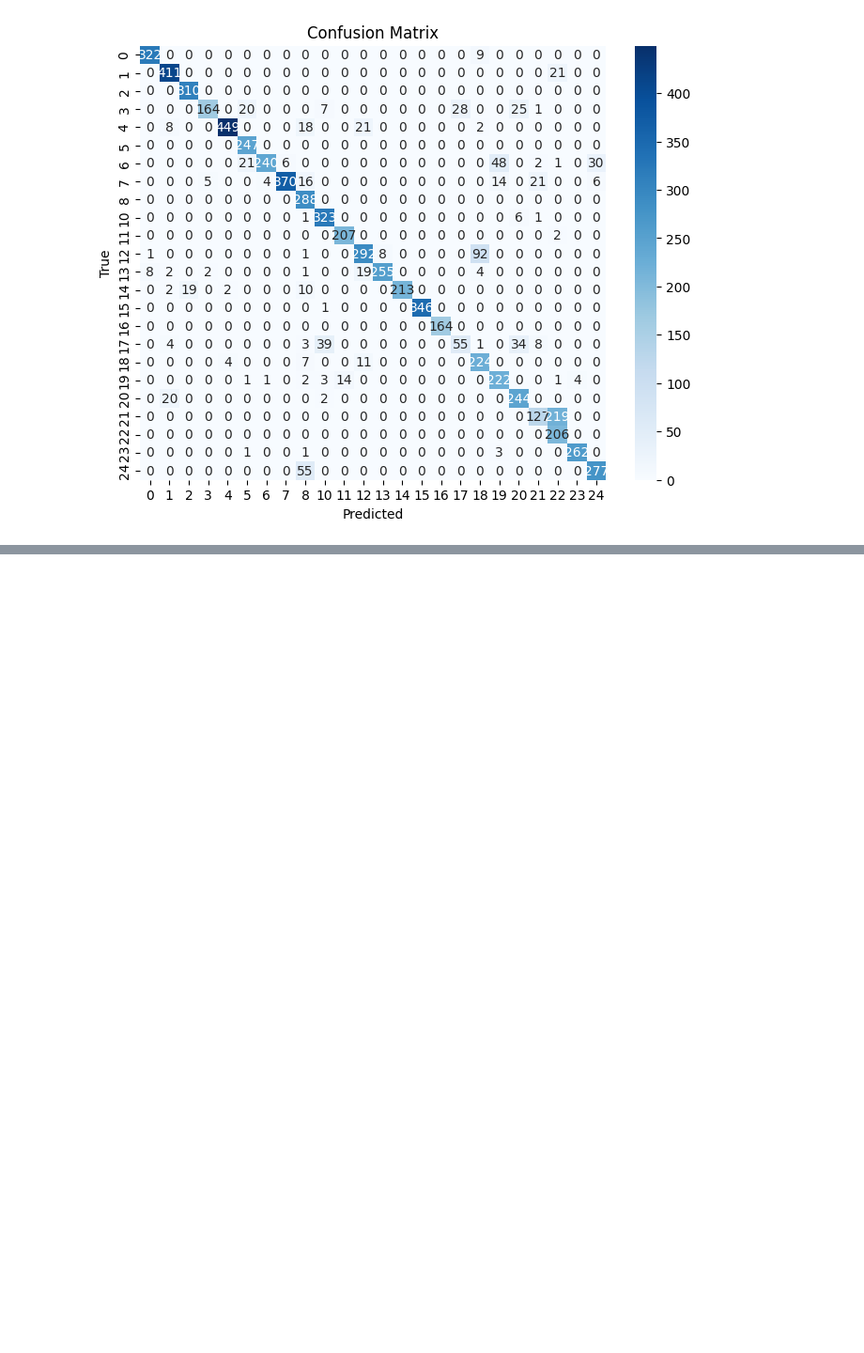
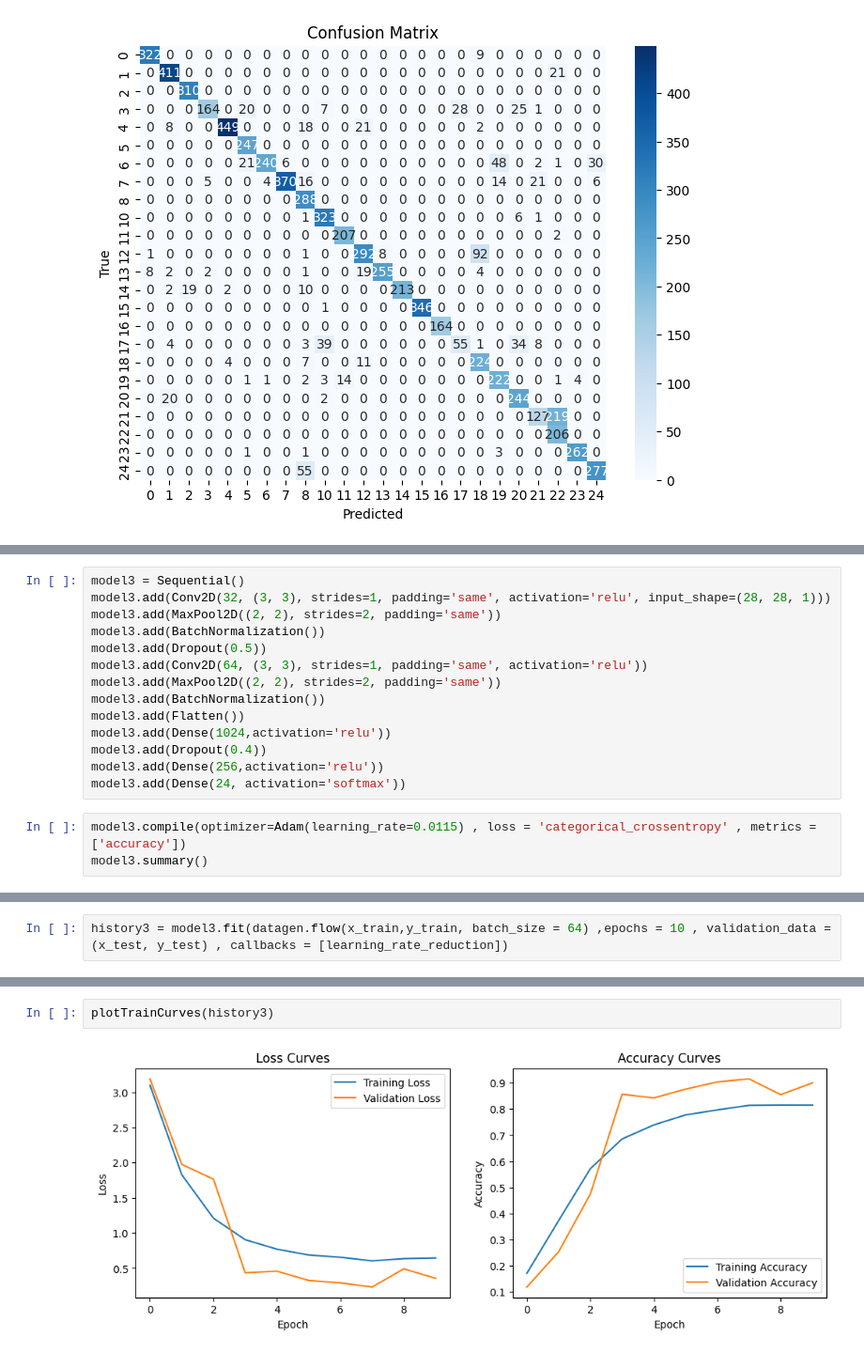
Before and after one commit to damodaramPv/ML_project, a Jupyter notebook: Project_Phase1.ipynb, the cells around one changed output, grey strips where cells are left out. Shown at 94% size. Drawn from its saved outputs; the diff is of its cells as text; blank space fills up the shorter version.

Commit message:
Added Model 3&4

```diff
--- a/Project_Phase1.ipynb
+++ b/Project_Phase1.ipynb
@@ -399,0 +406,17 @@ weighted avg       0.89      0.87      0.86      7172
+# %%
+model3 = Sequential()
+model3.add(Conv2D(32, (3, 3), strides=1, padding='same', activation='relu', input_shape=(28, 28, 1)))
+model3.add(MaxPool2D((2, 2), strides=2, padding='same'))
+model3.add(BatchNormalization())
+model3.add(Dropout(0.5))
+model3.add(Conv2D(64, (3, 3), strides=1, padding='same', activation='relu'))
+model3.add(MaxPool2D((2, 2), strides=2, padding='same'))
+model3.add(BatchNormalization())
+model3.add(Flatten())
+model3.add(Dense(1024,activation='relu'))
+model3.add(Dropout(0.4))
+model3.add(Dense(256,activation='relu'))
+model3.add(Dense(24, activation='softmax'))
+# %%
+model3.compile(optimizer=Adam(learning_rate=0.0115) , loss = 'categorical_crossentropy' , metrics = ['accuracy'])
+model3.summary()
@@ -399,0 +441,2 @@ weighted avg       0.89      0.87      0.86      7172
+# %%
+history3 = model3.fit(datagen.flow(x_train,y_train, batch_size = 64) ,epochs = 10 , validation_data = (x_test, y_test) , callbacks = [learning_rate_reduction])
@@ -399,0 +461,4 @@ weighted avg       0.89      0.87      0.86      7172
+# %%
+plotTrainCurves(history3)
+# %% [output]
+[figure, added]
```
Also changed, not shown: parts of 19 cells of this notebook, 2 other files.
